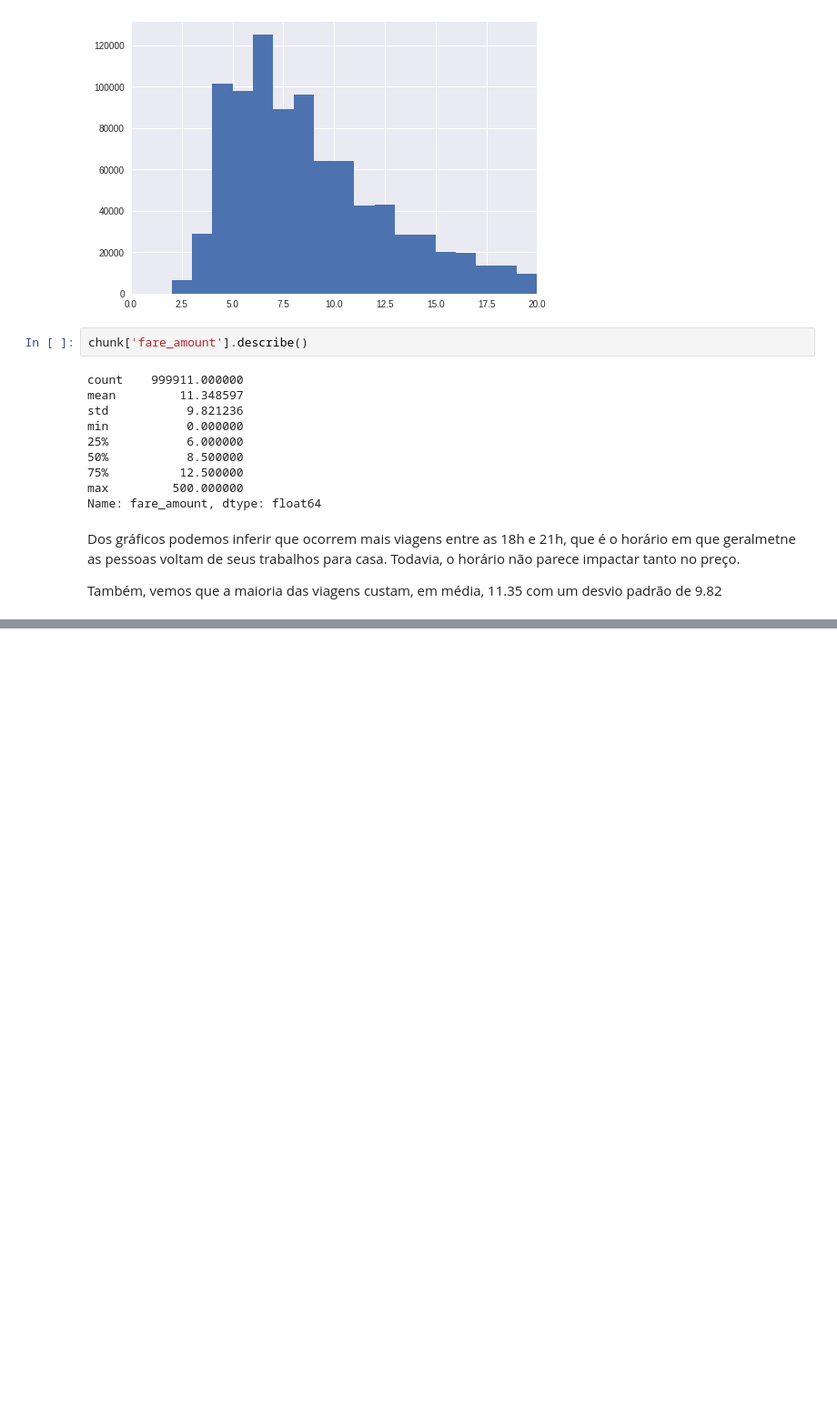
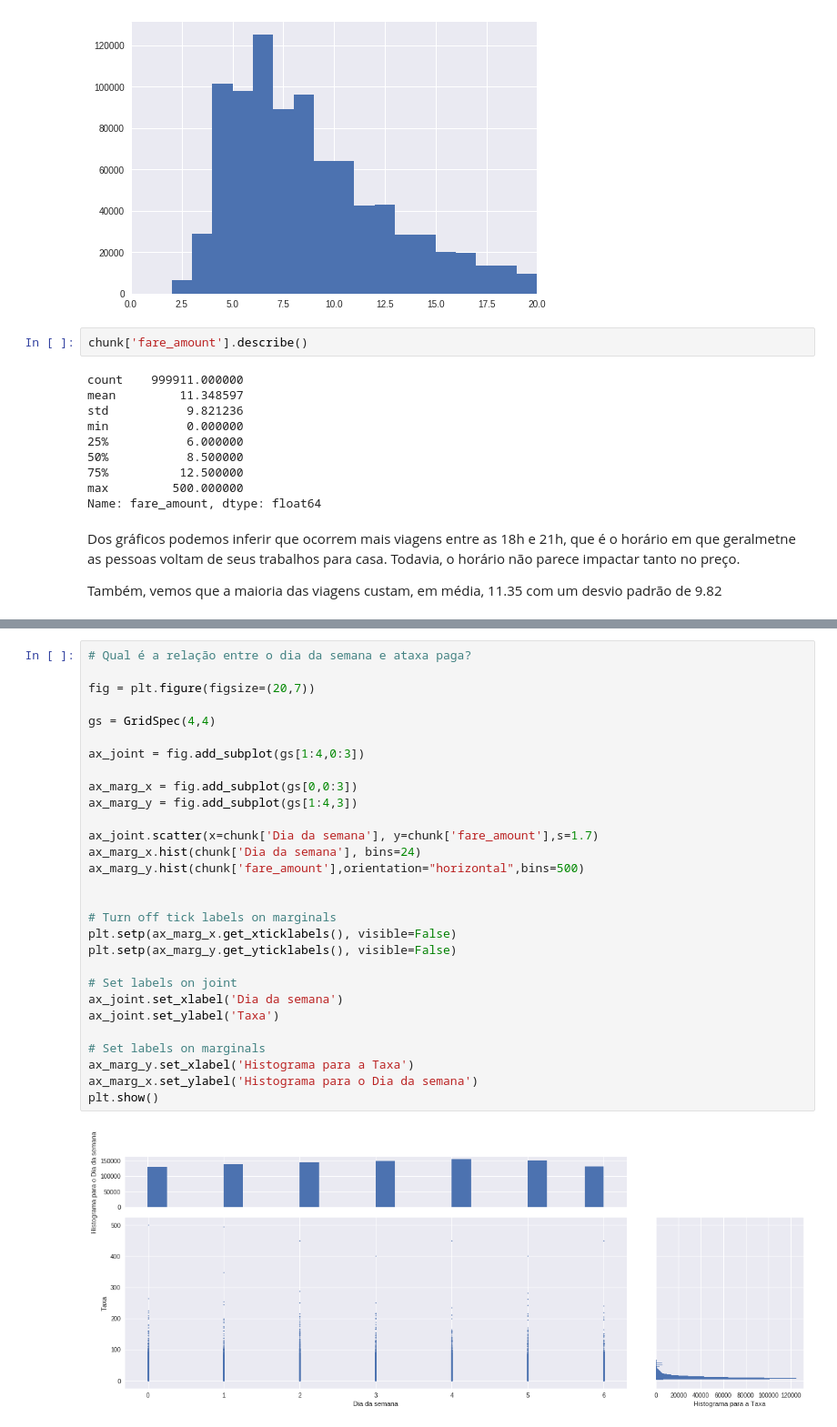
Before and after one commit to 51rL1N5/Prova_Esig, a Jupyter notebook: taxi_fare.ipynb, the cells around one changed output, grey strips where cells are left out. Shown: that part at 91% size. Cells and saved outputs as stored; diff of their text form; blank space fills up the shorter version.

```diff
--- a/taxi_fare.ipynb
+++ b/taxi_fare.ipynb
@@ -337,0 +357,31 @@ plt.show()
+# %%
+# Qual é a relação entre o dia da semana e ataxa paga?
+
+fig = plt.figure(figsize=(20,7))
+
+gs = GridSpec(4,4)
+
+ax_joint = fig.add_subplot(gs[1:4,0:3])
+
+ax_marg_x = fig.add_subplot(gs[0,0:3])
+ax_marg_y = fig.add_subplot(gs[1:4,3])
+
+ax_joint.scatter(x=chunk['Dia da semana'], y=chunk['fare_amount'],s=1.7)
+ax_marg_x.hist(chunk['Dia da semana'], bins=24)
+ax_marg_y.hist(chunk['fare_amount'],orientation="horizontal",bins=500)
+
+
+# Turn off tick labels on marginals
+plt.setp(ax_marg_x.get_xticklabels(), visible=False)
+plt.setp(ax_marg_y.get_yticklabels(), visible=False)
+
+# Set labels on joint
+ax_joint.set_xlabel('Dia da semana')
+ax_joint.set_ylabel('Taxa')
+
+# Set labels on marginals
+ax_marg_y.set_xlabel('Histograma para a Taxa')
+ax_marg_x.set_ylabel('Histograma para o Dia da semana')
+plt.show()
+# %% [output]
+[figure, added]
```
Also changed, not shown: parts of 8 cells of this notebook.
